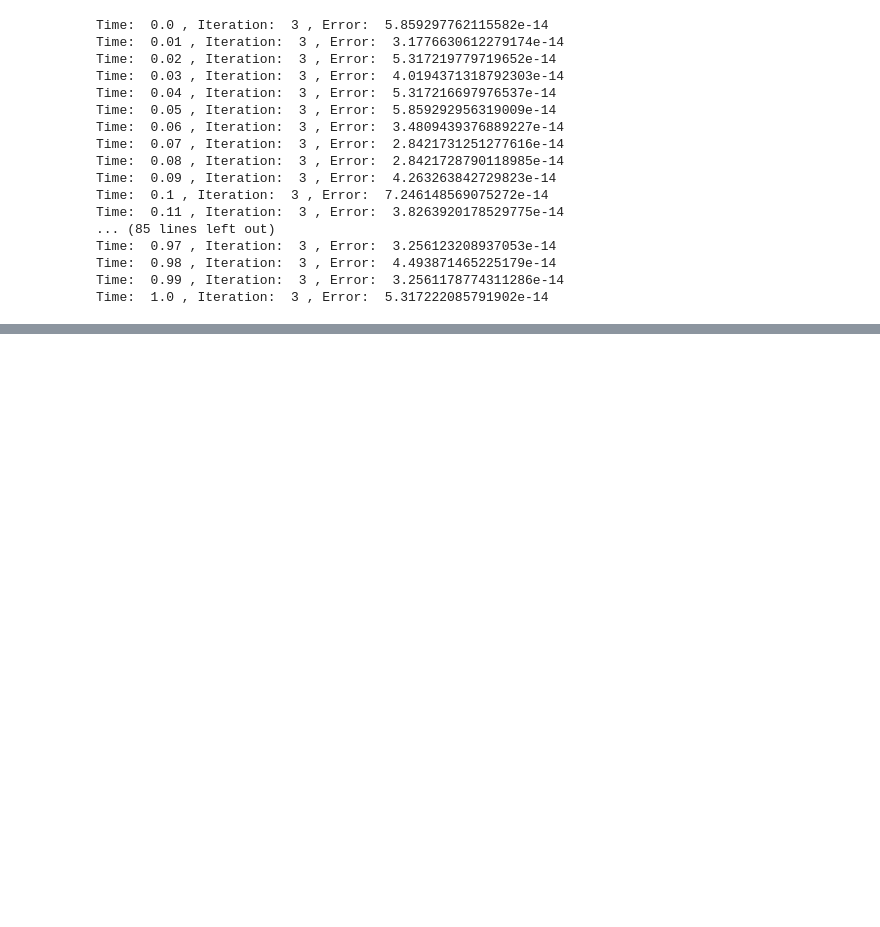
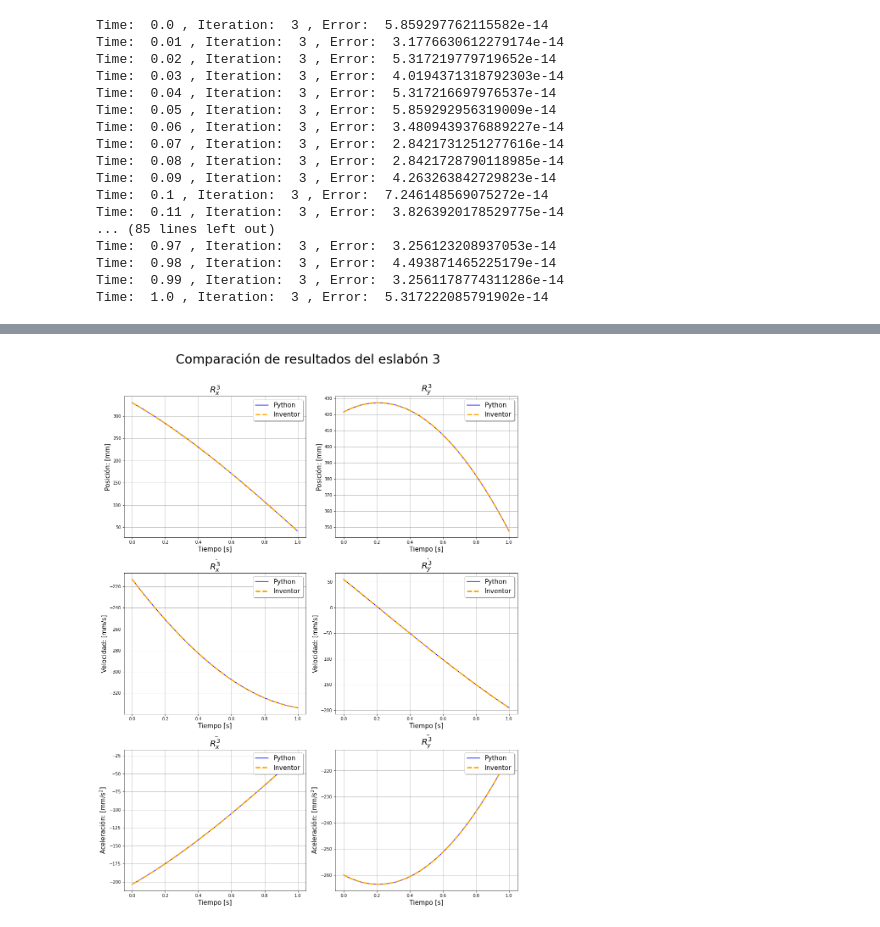
Before and after one commit to caverar/DinamicaComputacionalSistemasMulticuerpo, a Jupyter notebook: Trabajo1/Codigo/simulation.ipynb, the cells around one changed output, grey strips where cells are left out. Saved outputs shown, nothing was run; the diff lists cells and outputs as text; code cells hidden in the pictures; blank space fills up the shorter version.

Commit message:
Comparación de datos completada

```diff
--- a/Trabajo1/Codigo/simulation.ipynb
+++ b/Trabajo1/Codigo/simulation.ipynb
@@ -5,7 +5,9 @@ from IPython.display import display                             # Liberia para i
 import sympy as sp                                              # Librería de calculo simbólico
 import numpy as np                                              # Librería de calculo numérico
 import matplotlib.pyplot as plt                                 # Librería de gráficas
-sp.init_printing(use_unicode = True, use_latex="mathjax")       # Print en LateX
+plt.rcParams['figure.dpi'] = 200
+plt.rcParams['savefig.dpi'] = 300
+sp.init_printing(use_unicode = True, use_latex="mathjax")       # Print en LateX para sympy
 # %% [markdown]
 # Planteamiento de ecuaciones
 # %% [markdown]
@@ -248,0 +228,3 @@ plt.show()
+# %%
+inventor_data = np.genfromtxt("./inventorData.csv", delimiter=",", names=True)
+print(inventor_data['R3_x'])
@@ -248,0 +248,64 @@ plt.show()
+# %%
+
+fig, ax = plt.subplots(3, 2, figsize=(14, 18))
+
+fig.suptitle("Comparación de resultados del eslabón 3", fontsize=30, y=1.015)
+
+# R3_x
+ax[0,0].plot(time_vector, q_result[:,6], ls="-",linewidth=1.5, color ="blue", label = "Python")
+ax[0,0].plot(time_vector, inventor_data['R3_x'], ls="--", linewidth=3, color = "orange", label = "Inventor")
+ax[0,0].grid()
+ax[0,0].set_xlabel("Tiempo [s]", fontsize=15)
+ax[0,0].set_ylabel("Posición: [mm]", fontsize=15)
+ax[0,0].set_title("$R^3_x$", fontsize=20)
+ax[0,0].legend(loc="upper right", fontsize=15, shadow=True)
+
+# R3_y
+ax[0,1].plot(time_vector, q_result[:,7], ls="-",linewidth=1.5, color ="blue", label = "Python")
+ax[0,1].plot(time_vector, inventor_data['R3_y'], ls="--", linewidth=3, color = "orange", label = "Inventor")
+ax[0,1].grid()
+ax[0,1].set_xlabel("Tiempo [s]", fontsize=15)
+ax[0,1].set_ylabel("Posición: [mm]", fontsize=15)
+ax[0,1].set_title("$R^3_y$", fontsize=20)
+ax[0,1].legend(loc="upper right", fontsize=15, shadow=True)
+
+# R3_x_diff
+ax[1,0].plot(time_vector, q_diff_result[:,6], ls="-",linewidth=1.5, color ="blue", label = "Python")
+ax[1,0].plot(time_vector, inventor_data['R3_x_diff'], ls="--", linewidth=3, color = "orange", label = "Inventor")
+ax[1,0].grid()
+ax[1,0].set_xlabel("Tiempo [s]", fontsize=15)
+ax[1,0].set_ylabel("Velocidad: [mm/s]", fontsize=15)
+ax[1,0].set_title("$\dot{R^3_x}$", fontsize=20)
+ax[1,0].legend(loc="upper right", fontsize=15, shadow=True)
+
+# R3_y_diff
+ax[1,1].plot(time_vector, q_diff_result[:,7], ls="-",linewidth=1.5, color ="blue", label = "Python")
+ax[1,1].plot(time_vector, inventor_data['R3_y_diff'], ls="--", linewidth=3, color = "orange", label = "Inventor")
+ax[1,1].grid()
+ax[1,1].set_xlabel("Tiempo [s]", fontsize=15)
+ax[1,1].set_ylabel("Velocidad: [mm/s]", fontsize=15)
+ax[1,1].set_title("$\dot{R^3_y}$", fontsize=20)
+ax[1,1].legend(loc="upper right", fontsize=15, shadow=True)
+
+# R3_x_diff2
+ax[2,0].plot(time_vector, q_diff2_result[:,6], ls="-",linewidth=1.5, color ="blue", label = "Python")
+ax[2,0].plot(time_vector, inventor_data['R3_x_diff2'], ls="--", linewidth=3, color = "orange", label = "Inventor")
+ax[2,0].grid()
+ax[2,0].set_xlabel("Tiempo [s]", fontsize=15)
+ax[2,0].set_ylabel("Aceleración: [mm/s$^2$]", fontsize=15)
+ax[2,0].set_title("$\ddot{R^3_x}$", fontsize=20)
+ax[2,0].legend(loc="upper right", fontsize=15, shadow=True)
+
+# R3_y_diff2
+ax[2,1].plot(time_vector, q_diff2_result[:,7], ls="-",linewidth=1.5, color ="blue", label = "Python")
+ax[2,1].plot(time_vector, inventor_data['R3_y_diff2'], ls="--", linewidth=3, color = "orange", label = "Inventor")
+ax[2,1].grid()
+ax[2,1].set_xlabel("Tiempo [s]", fontsize=15)
+ax[2,1].set_ylabel("Aceleración: [mm/s$^2$]", fontsize=15)
+ax[2,1].set_title("$\ddot{R^3_y}$", fontsize=20)
+ax[2,1].legend(loc="upper right", fontsize=15, shadow=True)
+
+plt.tight_layout()
+plt.show()
+# %% [output]
+[figure, added]
```
Also changed, not shown: parts of 7 cells of this notebook, 8 other files.
